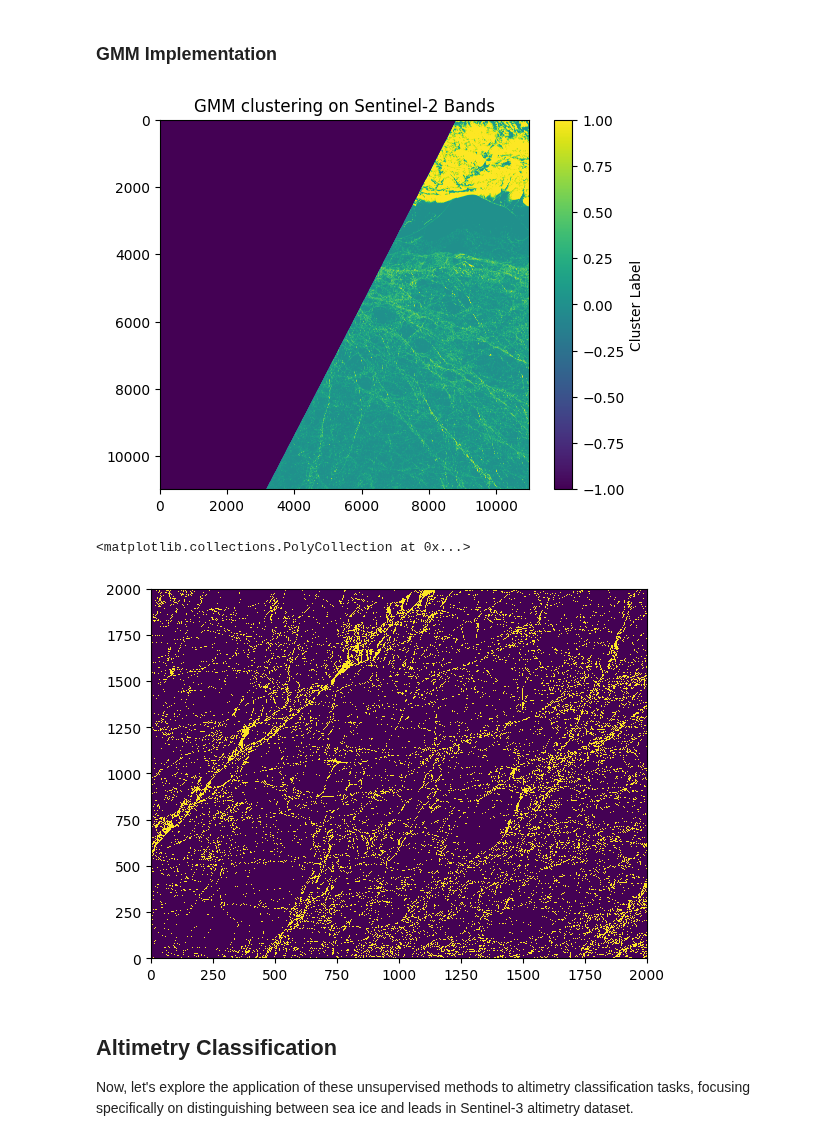
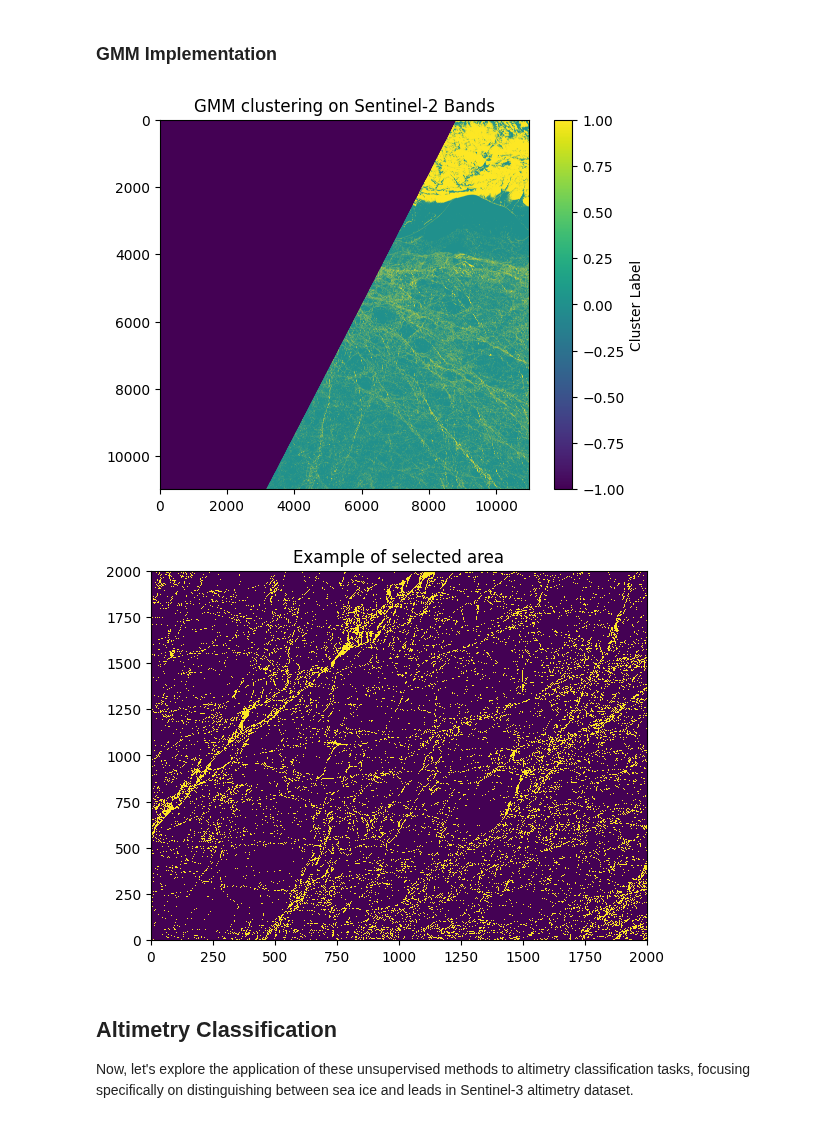
Before and after one commit to Entao21/ai4geo, a Jupyter notebook: Chapter1_Unsupervised_Learning_Methods_Michel.ipynb, the cells around one changed output. Drawn from its saved outputs; the diff is of its cells as text; code cells hidden in the pictures.

```diff
--- a/Chapter1_Unsupervised_Learning_Methods_Michel.ipynb
+++ b/Chapter1_Unsupervised_Learning_Methods_Michel.ipynb
@@ -167,7 +161,7 @@ import numpy as np
 from sklearn.cluster import KMeans
 import matplotlib.pyplot as plt
 
-base_path = "/content/drive/MyDrive/Teaching_Michel/GEOL0069/StudentFolder/Week_4/S2A_MSIL1C_20190301T235611_N0207_R116_T01WCU_20190302T014622.SAFE/GRANULE/L1C_T01WCU_A019275_20190301T235610/IMG_DATA/" # You need to specify the path
+base_path = "/content/drive/MyDrive/0069/week4/S2A_MSIL1C_20190301T235611_N0207_R116_T01WCU_20190302T014622.SAFE/GRANULE/L1C_T01WCU_A019275_20190301T235610/IMG_DATA/" # You need to specify the path
 bands_paths = {
     'B4': base_path + 'T01WCU_20190301T235611_B04.jp2',
     'B3': base_path + 'T01WCU_20190301T235611_B03.jp2',
@@ -213,7 +207,7 @@ from sklearn.mixture import GaussianMixture
 import matplotlib.pyplot as plt
 
 # Paths to the band images
-base_path = "/content/drive/MyDrive/Teaching_Michel/GEOL0069/StudentFolder/Week_4/S2A_MSIL1C_20190301T235611_N0207_R116_T01WCU_20190302T014622.SAFE/GRANULE/L1C_T01WCU_A019275_20190301T235610/IMG_DATA/" # You need to specify the path
+base_path = "/content/drive/MyDrive/0069/week4/S2A_MSIL1C_20190301T235611_N0207_R116_T01WCU_20190302T014622.SAFE/GRANULE/L1C_T01WCU_A019275_20190301T235610/IMG_DATA/" # You need to specify the path
 bands_paths = {
     'B4': base_path + 'T01WCU_20190301T235611_B04.jp2',
     'B3': base_path + 'T01WCU_20190301T235611_B03.jp2',
@@ -249,12 +243,13 @@ plt.title('GMM clustering on Sentinel-2 Bands')
 plt.colorbar(label='Cluster Label')
 plt.show()
 # %% [output]
-[figure, old version]
+[figure, new version]
 # %%
 plt.pcolor(labels_image[8000:10000,8000:10000])
+plt.title('Example of selected area')
+plt.show()
 # %% [output]
-<matplotlib.collections.PolyCollection at 0x...>
-[figure, old version]
+[figure, new version]
 # %% [markdown]
 ## Altimetry Classification
 Now, let's explore the application of these unsupervised methods to altimetry classification tasks, focusing specifically on distinguishing between sea ice and leads in Sentinel-3 altimetry dataset.
```
Also changed, not shown: parts of 71 cells of this notebook.
